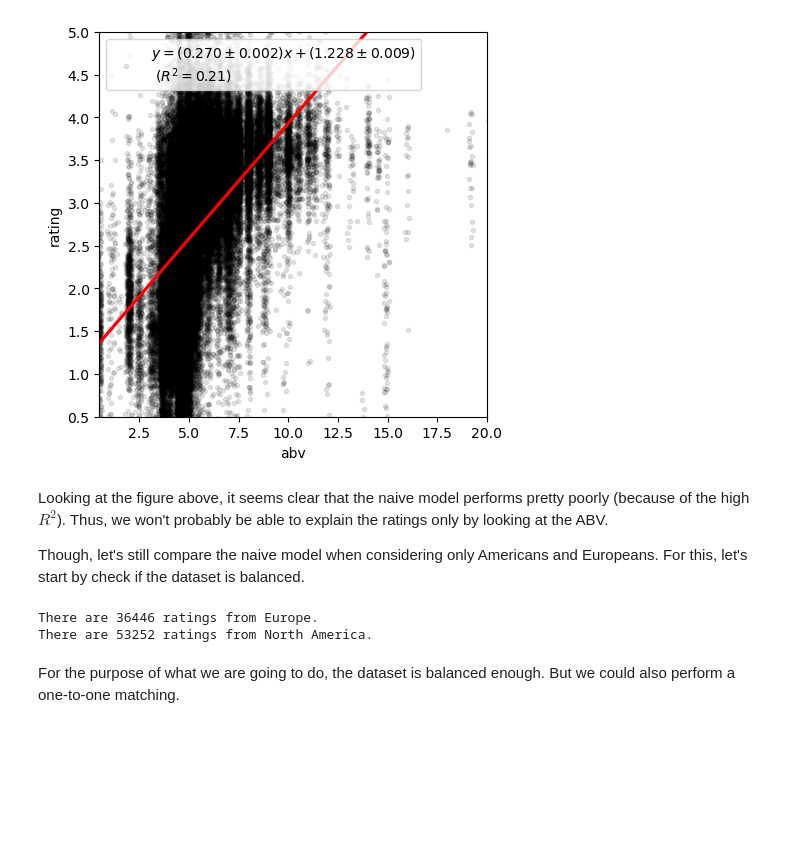
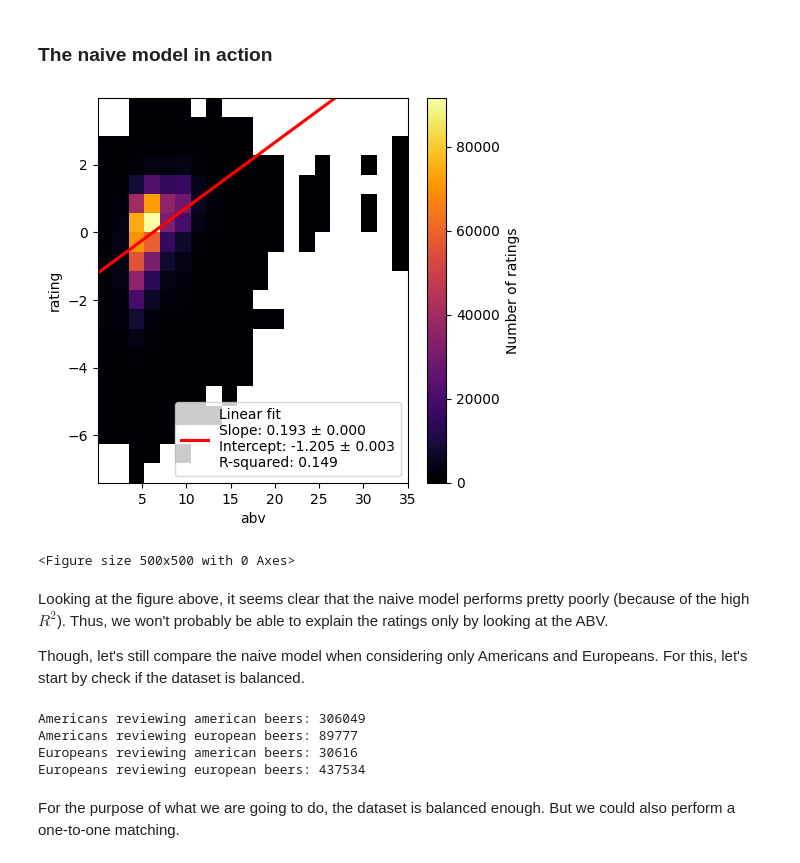
Before and after one commit to epfl-ada/ada-2023-project-welovepandas, a Jupyter notebook: naive.ipynb, the cells around one changed output. Cells and saved outputs as stored; diff of their text form; code cells hidden in the pictures; blank space fills up the shorter version.

Commit message:
Merged naive and naive_onetoone

```diff
--- a/naive.ipynb
+++ b/naive.ipynb
@@ -93,54 +176,63 @@ In the following, we will use a naive model, ie. only compare the ABV with the r
+# %% [markdown]
+### The naive model in action
 # %%
 # Initialize the figure
 fig, ax = plt.subplots(figsize=(5, 5))
 
 # Drawing the background histogram
-# plt.figure(figsize=(5, 5))
-# sns.histplot(
-#     data=df,
-#     x="abv",
-#     y="rating",
-#     bins=20, # NOTE: There are only ~50 unique values for ratings.
-#     cmap="inferno",
-#     ax=ax,
-# )
-
-# Drawing the regression line
-regplot = sns.regplot(
-    data=df,
+plt.figure(figsize=(5, 5))
+sns.histplot(
+    data=detailed_ratings,
     x="abv",
     y="rating",
-    scatter=True,
+    bins=20, # NOTE: There are only ~50 unique values for ratings.
+    cmap="inferno",
+    ax=ax,
+    cbar=True,
+    cbar_kws={'label': 'Number of ratings'},
+)
+
+# Drawing the regression line (and eventually the scatter)
+regplot = sns.regplot(
+    data=detailed_ratings,
+    x="abv",
+    y="rating",
+    scatter=False,
     x_jitter=0.1,
     y_jitter=0.1,
-    marker='.',
-    scatter_kws={'color':'k', 'alpha':0.1},
+    marker='x',
+    scatter_kws={'color':'k', 'alpha':0.01},
     line_kws={'color':'r', 'alpha':1.0},
+    ax=ax,
 )
 
-
 # Computing the regression and some statistics
-x = df['abv'].values
-y = df['rating'].values
+x = detailed_ratings['abv'].values
+y = detailed_ratings['rating'].values
 result = scipy.stats.linregress(x=x, y=y)
 
 # Finalizing the plot
-legend_text = f'{get_fit_equation(result, 3)}\n ($R^2 = {result.rvalue**2:.2f}$)'
-ax.legend([legend_text], loc='upper left')
+legend_text = f'{get_fit_equation(result, 3)}'
+ax.legend([legend_text], loc='lower right')
 ax.set(xlim=(x.min(), x.max()), ylim=(y.min(), y.max()))
 plt.show()
 # %% [output]
-[figure, old version]
+[figure, new version]
+<Figure size 500x500 with 0 Axes>
 # %% [markdown]
 Looking at the figure above, it seems clear that the naive model performs pretty poorly (because of the high $R^2$). Thus, we won't probably be able to explain the ratings only by looking at the ABV.
 
 Though, let's still compare the naive model when considering only Americans and Europeans. For this, let's start by check if the dataset is balanced.
-# %%
-print(f"There are " + str(len(df.query('continent == "Europe"'))) + " ratings from Europe.")
-print(f"There are " + str(len(df.query('continent == "America"'))) + " ratings from North America.")
-# %% [output]
-There are 36446 ratings from Europe.
-There are 53252 ratings from North America.
+# %%
+print(f"Americans reviewing american beers: " + str(len(detailed_ratings.query("continent_user == 'America' and continent_beer == 'America'"))))
+print(f"Americans reviewing european beers: " + str(len(detailed_ratings.query("continent_user == 'America' and continent_beer == 'Europe'"))))
+print(f"Europeans reviewing american beers: " + str(len(detailed_ratings.query("continent_user == 'Europe' and continent_beer == 'America'"))))
+print(f"Europeans reviewing european beers: " + str(len(detailed_ratings.query("continent_user == 'Europe' and continent_beer == 'Europe'"))))
+# %% [output]
+Americans reviewing american beers: 306049
+Americans reviewing european beers: 89777
+Europeans reviewing american beers: 30616
+Europeans reviewing european beers: 437534
 # %% [markdown]
 For the purpose of what we are going to do, the dataset is balanced enough. But we could also perform a one-to-one matching.
 # %%
```
Also changed, not shown: parts of 20 cells of this notebook, 2 other files.
